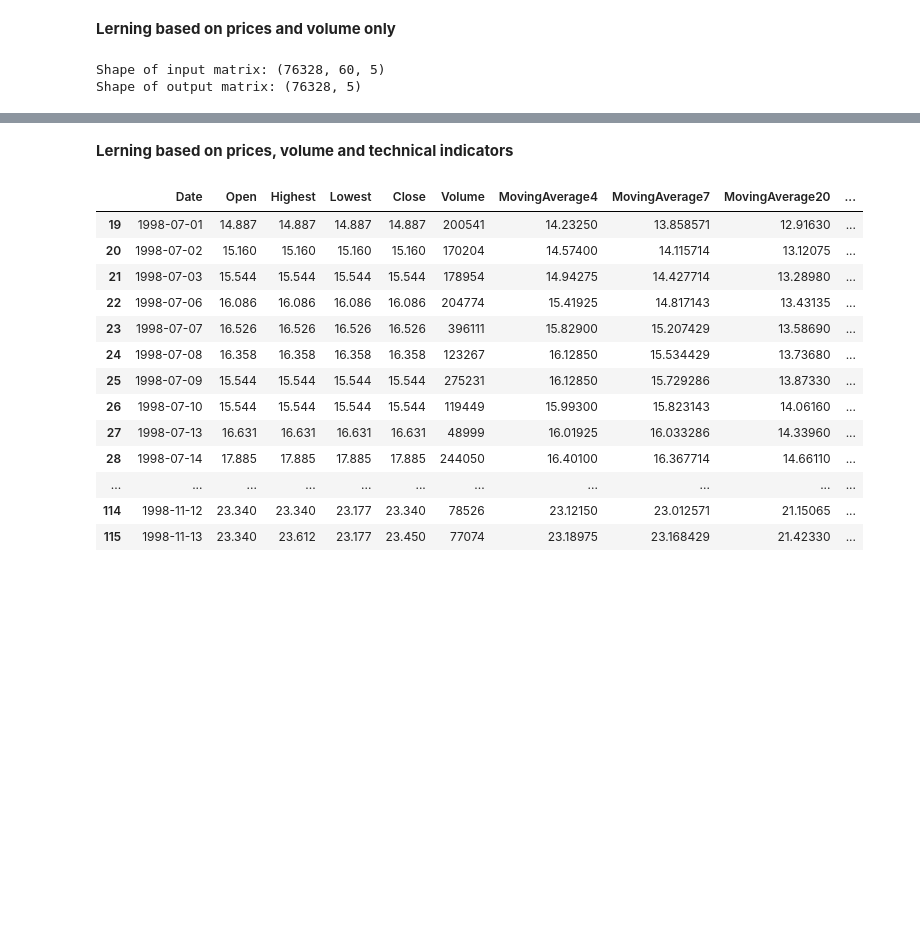
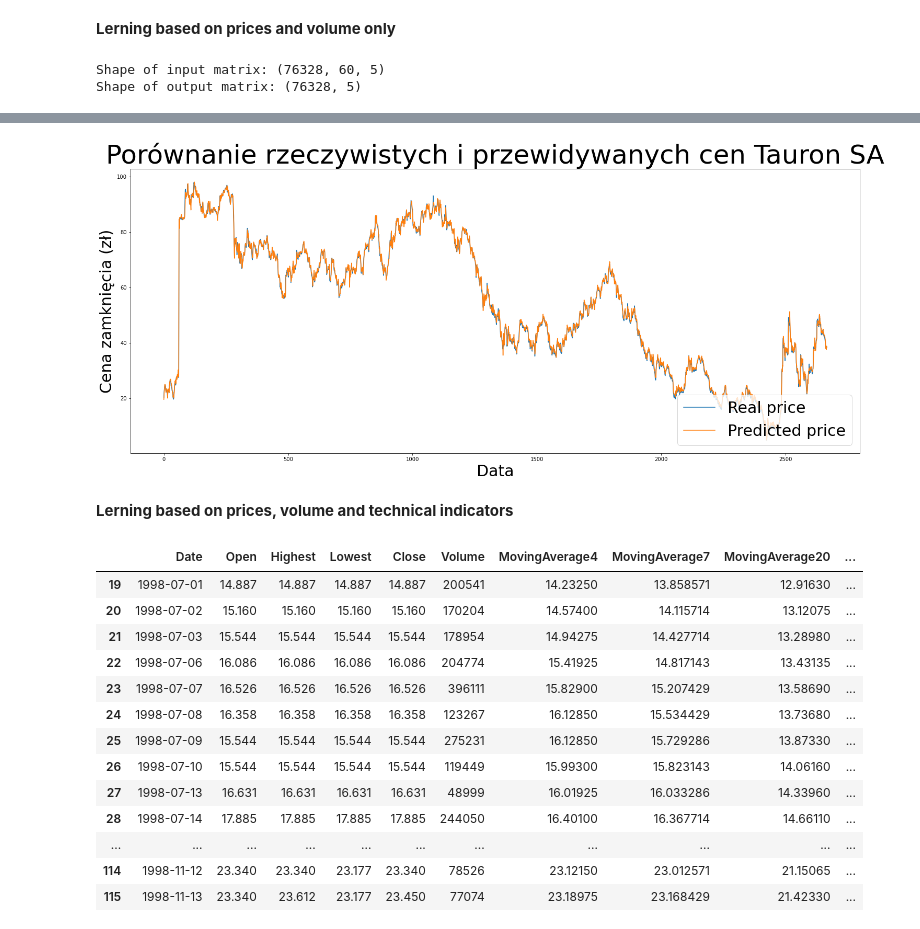
Before and after one commit to WaznyKamo/Deep-Learning-Stock-Price-Prediction, a Jupyter notebook: WiG20_based_stock_prediction.ipynb, the cells around one changed output, grey strips where cells are left out. Saved outputs shown, nothing was run; the diff lists cells and outputs as text; code cells hidden in the pictures; blank space fills up the shorter version.

```diff
--- a/WiG20_based_stock_prediction.ipynb
+++ b/WiG20_based_stock_prediction.ipynb
@@ -296,3 +296,14 @@ Predictions MAPE: 2.66%
+# %%
+plt.figure(figsize=(25,10))
+plt.title('Porównanie rzeczywistych i przewidywanych cen Tauron SA', fontsize=50)
+plt.xlabel('Data', fontsize=30)
+plt.ylabel('Cena zamknięcia (zł)', fontsize=30)
+plt.plot(predictions_basic['Close_real'])
+plt.plot(predictions_basic['Close_predicted'])
+plt.legend(['Real price',  'Predicted price'], loc='lower right', fontsize=30)
+plt.show()
+# %% [output]
+[figure, added]
 # %% [markdown]
 **Lerning based on prices, volume and technical indicators**
 # %%
```
Also changed, not shown: parts of 8 cells of this notebook.
